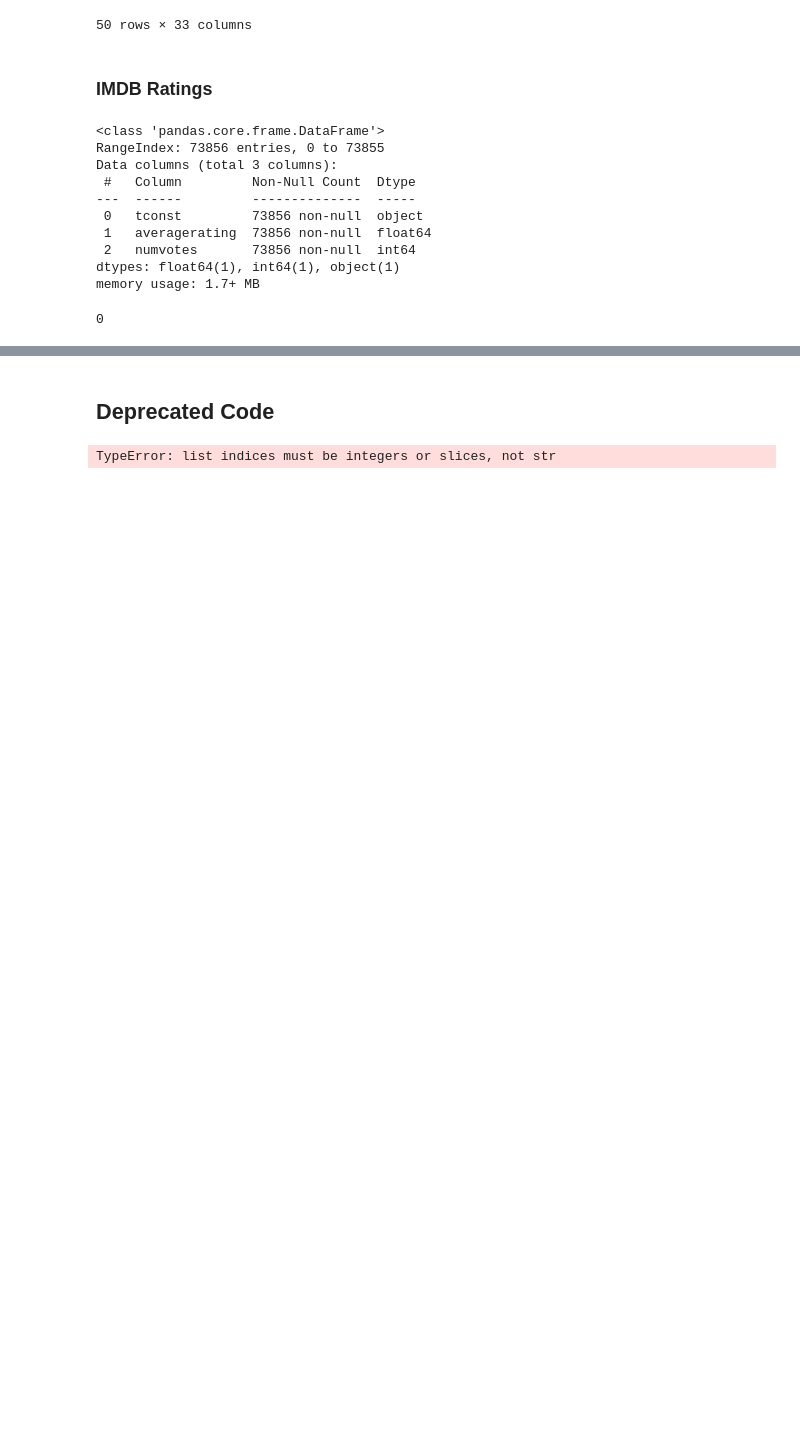
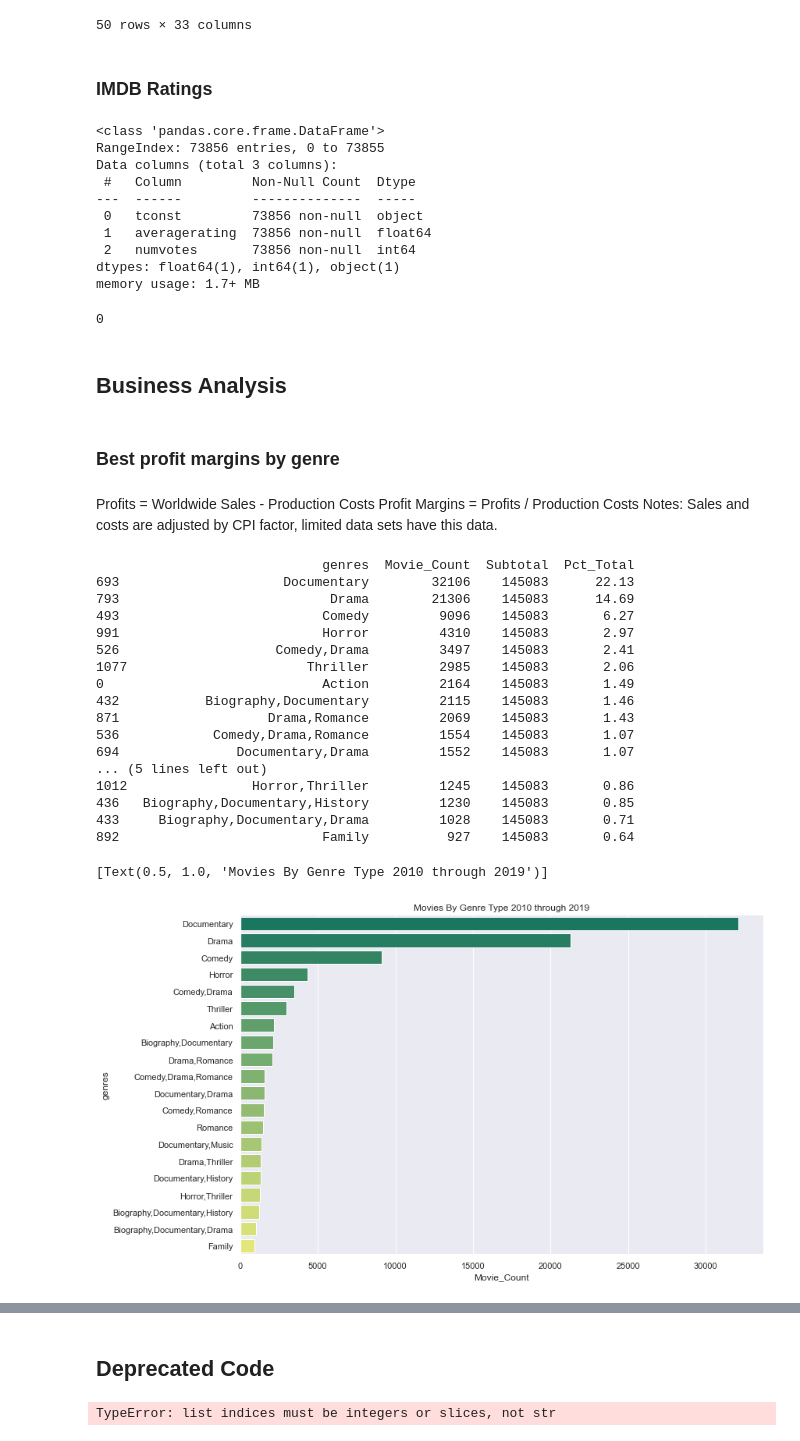
Before and after one commit to cutterback/movie-analysis-project, a Jupyter notebook: movie-analysis.ipynb, the cells around one changed output, grey strips where cells are left out. Saved outputs shown, nothing was run; the diff lists cells and outputs as text; code cells hidden in the pictures; blank space fills up the shorter version.

Commit message:
Added barplot for title count by genre

```diff
--- a/movie-analysis.ipynb
+++ b/movie-analysis.ipynb
@@ -169,6 +194,8 @@ movies.drop(columns=['original_title'], inplace=True)
 movies = movies.merge(bom, how='left', left_on='primary_title', right_on='title', indicator='gross_ind')
 movies.drop(columns=['title','year'], inplace=True)
 
+movies['title_cnt'] = 1
+
 movies.head(100)
 # %% [output]
 |  | tconst | primary_title | start_year | runtime_minutes | genres | avg_rating | num_votes | rating_ind | ... |
@@ -253,3 +280,44 @@ Data columns (total 3 columns):
 dtypes: float64(1), int64(1), object(1)
 memory usage: 1.7+ MB
 0
+# %% [markdown]
+## Business Analysis
+# %% [markdown]
+### Best profit margins by genre
+# %% [markdown]
+Profits = Worldwide Sales - Production Costs
+Profit Margins = Profits / Production Costs
+Notes: Sales and costs are adjusted by CPI factor, limited data sets have this data.
+# %%
+# Top movie genres 2010-2019
+year_filter = movies['start_year'].between(2010,2019)
+titles = movies[year_filter].groupby('genres', as_index=False).agg(Movie_Count = ('title_cnt', 'sum')).sort_values('Movie_Count', ascending=False)[:20]
+titles['Subtotal'] = movies[year_filter].title_cnt.sum()
+titles['Pct_Total'] = (titles['Movie_Count']*100 / titles['Subtotal'])
+print(titles)
+
+# Plot the top 20 genres by title count from 2010-2019
+sns.set(rc={'figure.figsize':(12,8)})
+sns.set_color_codes("muted")
+ax = sns.barplot(data = titles, orient='h', x = 'Movie_Count', y = 'genres', palette='summer')
+ax.set(title='Movies By Genre Type 2010 through 2019') # title barplot
+# %% [output]
+                             genres  Movie_Count  Subtotal  Pct_Total
+693                     Documentary        32106    145083      22.13
+793                           Drama        21306    145083      14.69
+493                          Comedy         9096    145083       6.27
+991                          Horror         4310    145083       2.97
+526                    Comedy,Drama         3497    145083       2.41
+1077                       Thriller         2985    145083       2.06
+0                            Action         2164    145083       1.49
+432           Biography,Documentary         2115    145083       1.46
+871                   Drama,Romance         2069    145083       1.43
+536            Comedy,Drama,Romance         1554    145083       1.07
+694               Documentary,Drama         1552    145083       1.07
+... (5 lines left out)
+1012                Horror,Thriller         1245    145083       0.86
+436   Biography,Documentary,History         1230    145083       0.85
+433     Biography,Documentary,Drama         1028    145083       0.71
+892                          Family          927    145083       0.64
+[Text(0.5, 1.0, 'Movies By Genre Type 2010 through 2019')]
+[figure, added]
```
Also changed, not shown: parts of 5 cells of this notebook.
